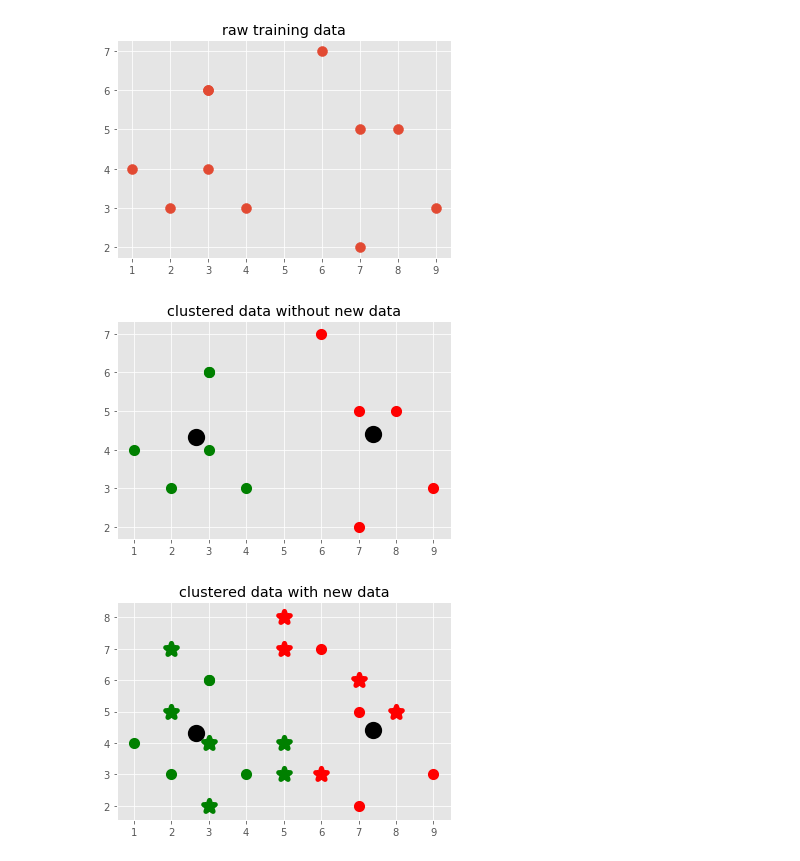
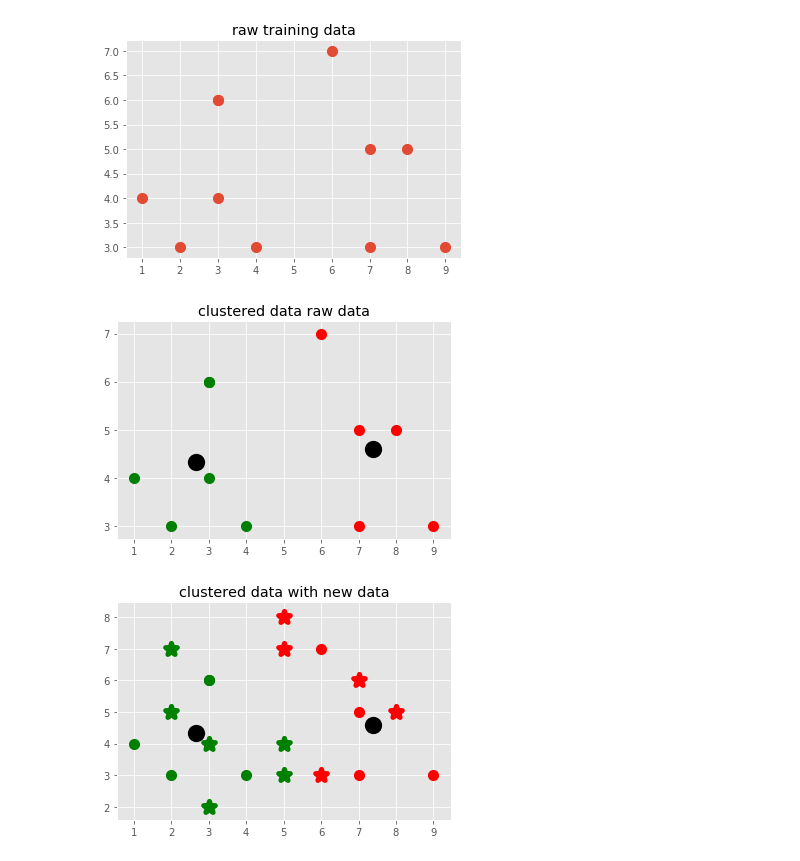
Before and after one commit to jobokello/codeprac, a Jupyter notebook: python/ML-Drone/k-means.ipynb, the cells around one changed output. Cells and saved outputs as stored; diff of their text form; code cells hidden in the pictures.

```diff
--- a/python/ML-Drone/k-means.ipynb
+++ b/python/ML-Drone/k-means.ipynb
@@ -5,10 +5,10 @@ from matplotlib import style
 style.use('ggplot')
 
 
-X = np.array([[1,4],[2,3],[3,6],[7,5],[8,5],[7,2],[6,7],[3,6],[9,3],[4,3],[3,4]])
+X = np.array([[1,4],[2,3],[3,6],[7,5],[8,5],[7,3],[6,7],[3,6],[9,3],[4,3],[3,4]])
 
 plt.title("raw training data")
-plt.scatter(X[:,0],X[:,1],s=100) #linewidths=15)
+plt.scatter(X[:,0],X[:,1],s=150, marker=".", linewidths=5)
 plt.show()
 
 colors = 20*["g","r","c","b","k"]
@@ -30,7 +30,7 @@ class K_Means:
             for i in range(self.k):
                 self.classifications[i] = []
 
-            for features in data:
+            for features in X:
                 distances = [np.linalg.norm(features-self.centroids[centroid]) for centroid in self.centroids]
                 classification = distances.index(min(distances))
                 self.classifications[classification].append(features)
@@ -58,34 +58,34 @@ class K_Means:
         return classification
 
 clf = K_Means()
 clf.fit(X)
 
 for centroid in clf.centroids:
     plt.scatter(clf.centroids[centroid][0],clf.centroids[centroid][1],marker='o',color="k",s=150,linewidth=5)
 
 for classification in clf.classifications:
     for featureset in clf.classifications[classification]:
         plt.scatter(featureset[0],featureset[1],marker=".", color=colors[classification], s=150, linewidths=5)
 
-plt.title("clustered data without new data")
+plt.title("clustered data raw data")
 plt.show()
 
 for centroid in clf.centroids:
     plt.scatter(clf.centroids[centroid][0],clf.centroids[centroid][1],marker='o',color="k",s=150,linewidth=5)
 
 for classification in clf.classifications:
     for featureset in clf.classifications[classification]:
         plt.scatter(featureset[0],featureset[1],marker=".", color=colors[classification], s=150, linewidths=5)
 
 new_dataset = np.array([[2,5],[3,2],[5,7],[8,5],[5,8],[2,7],[7,6],[6,3],[3,4],[5,3],[5,4]])
 
 for newdset in new_dataset:
     classification = clf.predict(newdset)
     plt.scatter(newdset[0], newdset[1], marker="*", color = colors[classification], s=150, linewidths=5)
 
 plt.title("clustered data with new data")
 plt.show()
 # %% [output]
-[figure, old version]
+[figure, new version]
-[figure, old version]
+[figure, new version]
-[figure, old version]
+[figure, new version]
```
